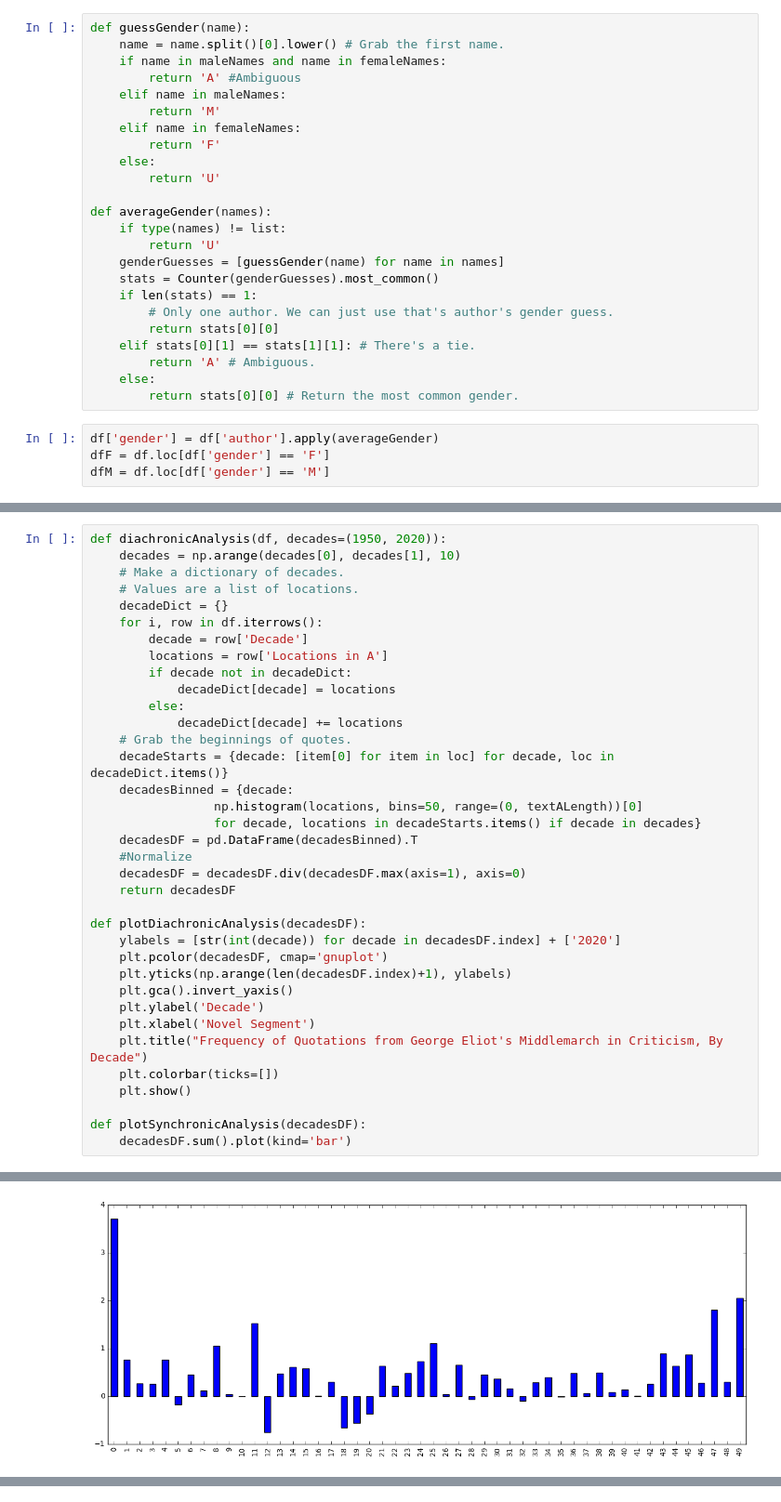
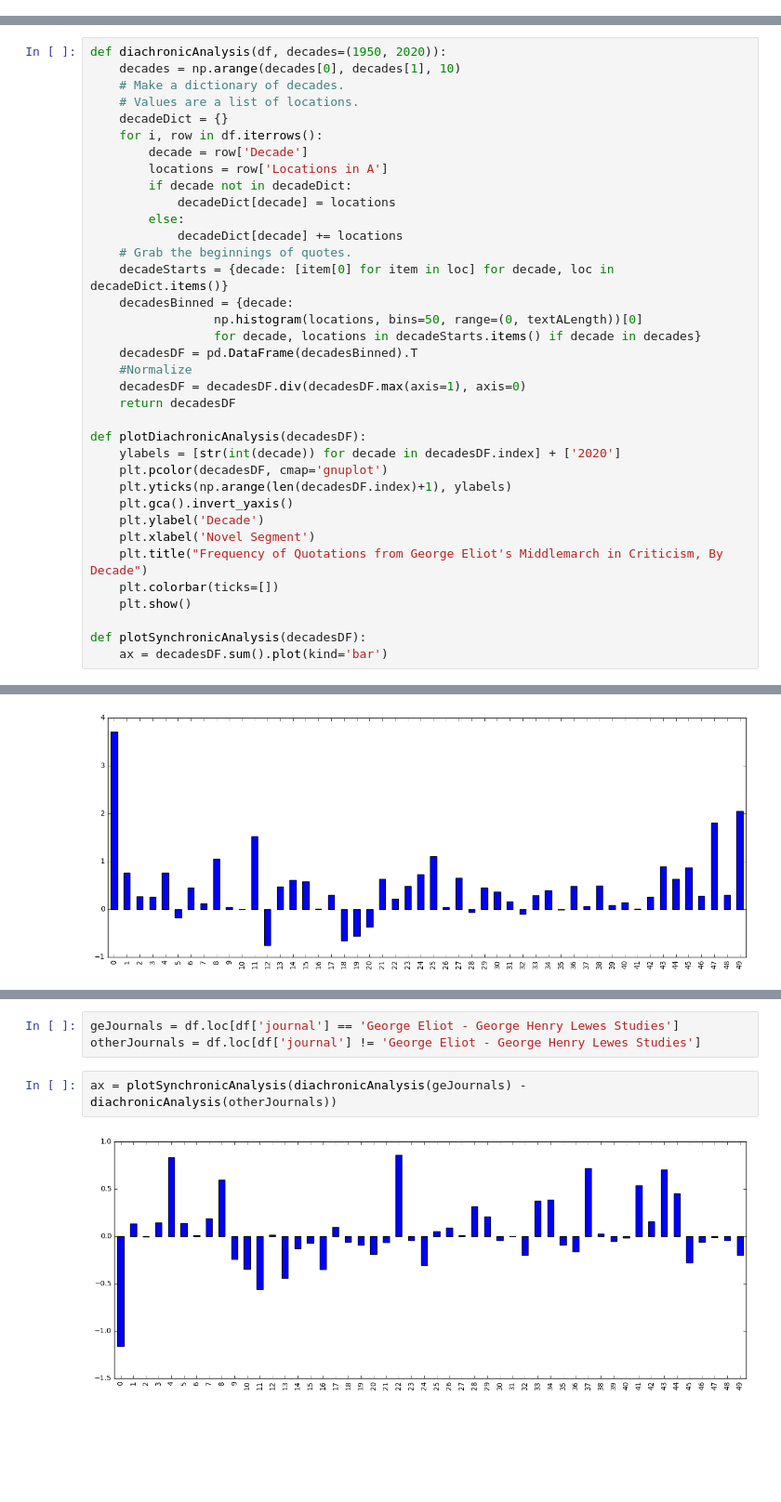
Before and after one commit to lit-mod-viz/middlemarch-critical-histories, a Jupyter notebook: e1a-analysis.ipynb, the cells around one changed output, grey strips where cells are left out. Shown at 93% size. Drawn from its saved outputs; the diff is of its cells as text; blank space fills up the shorter version.

Commit message:
redo analysis for e1a

```diff
--- a/e1a-analysis.ipynb
+++ b/e1a-analysis.ipynb
@@ -37,31 +33,3 @@ femaleNames = [name.lower() for name in femaleNames]
-# %%
-def guessGender(name):
-    name = name.split()[0].lower() # Grab the first name.
-    if name in maleNames and name in femaleNames:
-        return 'A' #Ambiguous
-    elif name in maleNames:
-        return 'M'
-    elif name in femaleNames:
-        return 'F'
-    else:
-        return 'U'
-
-def averageGender(names):
-    if type(names) != list:
-        return 'U'
-    genderGuesses = [guessGender(name) for name in names]
-    stats = Counter(genderGuesses).most_common()
-    if len(stats) == 1:
-        # Only one author. We can just use that's author's gender guess.
-        return stats[0][0]
-    elif stats[0][1] == stats[1][1]: # There's a tie.
-        return 'A' # Ambiguous.
-    else:
-        return stats[0][0] # Return the most common gender.
-# %%
-df['gender'] = df['author'].apply(averageGender)
-dfF = df.loc[df['gender'] == 'F']
-dfM = df.loc[df['gender'] == 'M']
 # %%
 df['year'].hist()
 # %% [output]
@@ -106,7 +74,7 @@ def plotDiachronicAnalysis(decadesDF):
     plt.show()
 
 def plotSynchronicAnalysis(decadesDF):
-    decadesDF.sum().plot(kind='bar')
+    ax = decadesDF.sum().plot(kind='bar')
 # %%
 decadesDF = diachronicAnalysis(df)
 plotDiachronicAnalysis(decadesDF)
@@ -217,0 +205,7 @@ plotSynchronicAnalysis(decadesDFYanks-decadesDFBrits)
+# %%
+geJournals = df.loc[df['journal'] == 'George Eliot - George Henry Lewes Studies']
+otherJournals = df.loc[df['journal'] != 'George Eliot - George Henry Lewes Studies']
+# %%
+ax = plotSynchronicAnalysis(diachronicAnalysis(geJournals) - diachronicAnalysis(otherJournals))
+# %% [output]
+[figure, added]
```
Also changed, not shown: parts of 4 cells of this notebook.
